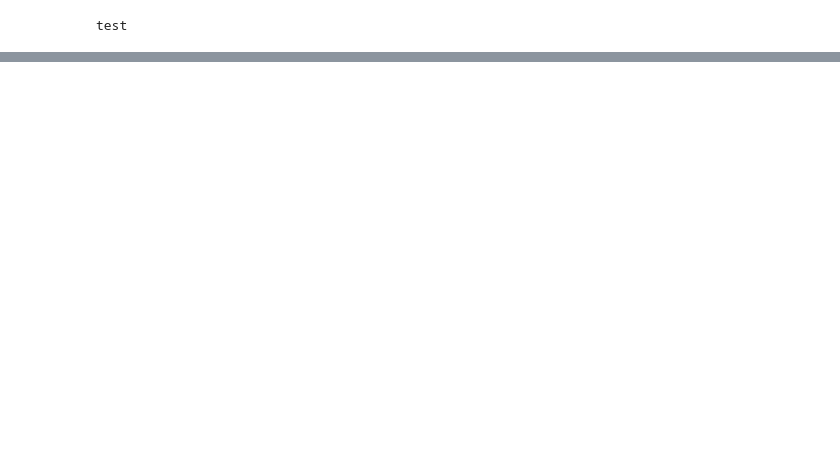
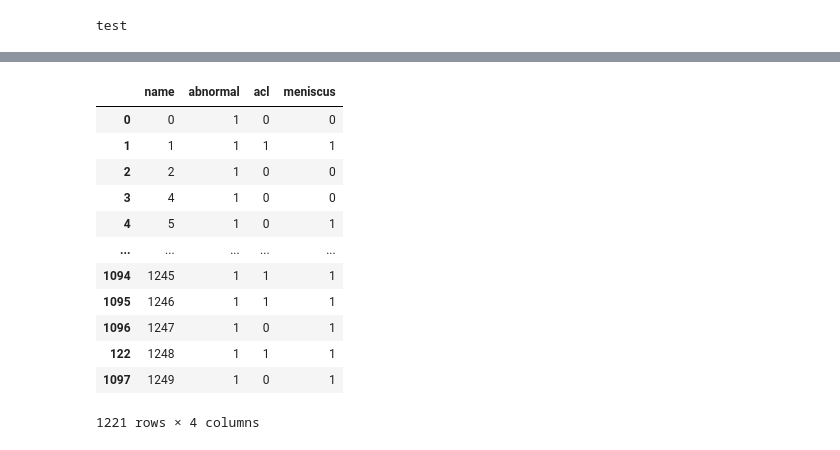
Before and after one commit to boostcampaitech6/level2-3-cv-finalproject-cv-13, a Jupyter notebook: modeling/new_train_test.ipynb, the cells around one changed output, grey strips where cells are left out. Drawn from its saved outputs; the diff is of its cells as text; code cells hidden in the pictures; blank space fills up the shorter version.

```diff
--- a/modeling/new_train_test.ipynb
+++ b/modeling/new_train_test.ipynb
@@ -67,3 +67,25 @@ df
+# %%
+with open('delete_list.txt', 'r') as f:
+    delete_list =[int(line.rstrip('\n')[:4]) for line in f.readlines()]
+# delete_list
+idx = df[df['name'].isin(delete_list)].index
+
+df = df[~df['name'].isin(delete_list)]
+df
+# %% [output]
+|  | name | abnormal | acl | meniscus |
+| 0 | 0 | 1 | 0 | 0 |
+| 1 | 1 | 1 | 1 | 1 |
+| 2 | 2 | 1 | 0 | 0 |
+| 3 | 4 | 1 | 0 | 0 |
+| 4 | 5 | 1 | 0 | 1 |
+| ... | ... | ... | ... | ... |
+| 1094 | 1245 | 1 | 1 | 1 |
+| 1095 | 1246 | 1 | 1 | 1 |
+| 1096 | 1247 | 1 | 0 | 1 |
+| 122 | 1248 | 1 | 1 | 1 |
+| 1097 | 1249 | 1 | 0 | 1 |
+1221 rows × 4 columns
 # %%
 classes = {0 : [0,0,0], 1 : [0,0,1], 2 : [0,1,0], 3 : [0,1,1], 4 : [1,0,0], 5 : [1,0,1], 6 : [1,1,0], 7 : [1,1,1]}
 # [abnormal, acl, meniscus]
```
Also changed, not shown: parts of 9 cells of this notebook, 3 other files.
